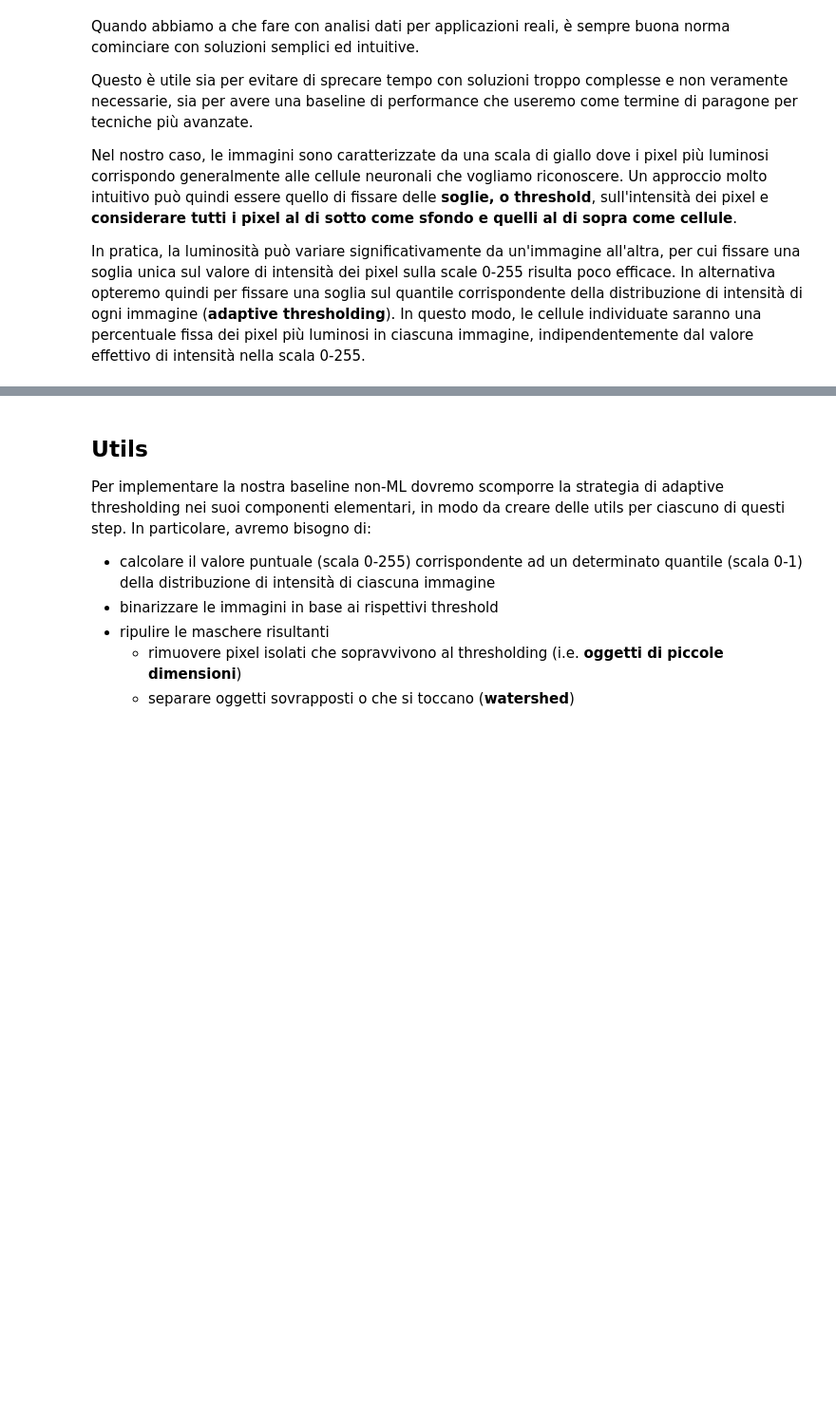
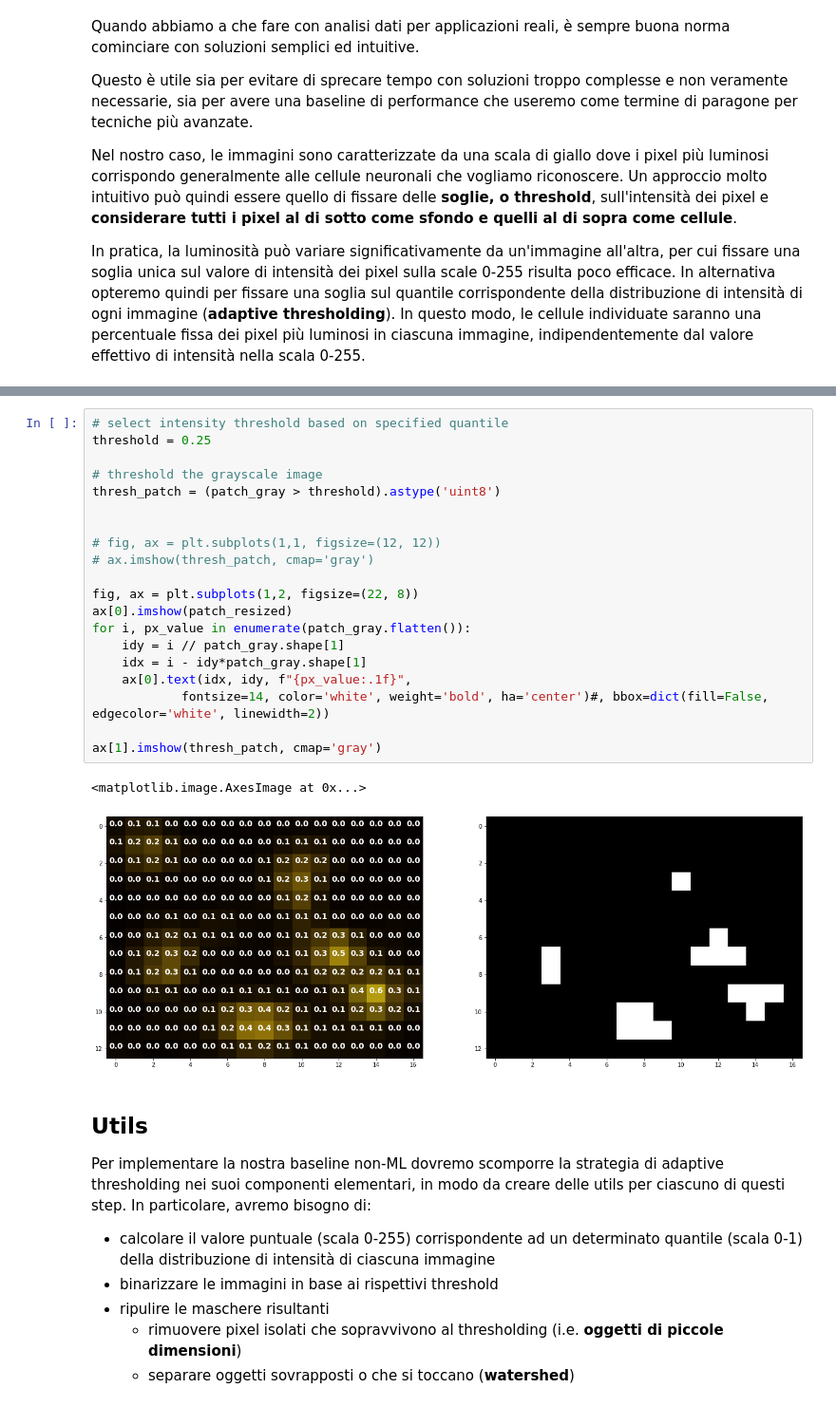
Before and after one commit to DeepLearningItalia/Cell_Counting_Res_UNet, a Jupyter notebook: notebooks/03.01 - Baseline non-ML - implementazione.ipynb, the cells around one changed output, grey strips where cells are left out. Shown: that part at 95% size. Saved outputs shown, nothing was run; the diff lists cells and outputs as text; blank space fills up the shorter version.

```diff
--- a/notebooks/03.01 - Baseline non-ML - implementazione.ipynb
+++ b/notebooks/03.01 - Baseline non-ML - implementazione.ipynb
@@ -13,3 +54,26 @@ In questo modo, le cellule individuate saranno una percentuale fissa dei pixel p
+# %%
+# select intensity threshold based on specified quantile
+threshold = 0.25
+
+# threshold the grayscale image
+thresh_patch = (patch_gray > threshold).astype('uint8')
+
+
+# fig, ax = plt.subplots(1,1, figsize=(12, 12))
+# ax.imshow(thresh_patch, cmap='gray')
+
+fig, ax = plt.subplots(1,2, figsize=(22, 8))
+ax[0].imshow(patch_resized)
+for i, px_value in enumerate(patch_gray.flatten()):
+    idy = i // patch_gray.shape[1]
+    idx = i - idy*patch_gray.shape[1]
+    ax[0].text(idx, idy, f"{px_value:.1f}",
+            fontsize=14, color='white', weight='bold', ha='center')#, bbox=dict(fill=False, edgecolor='white', linewidth=2))
+
+ax[1].imshow(thresh_patch, cmap='gray')
+# %% [output]
+<matplotlib.image.AxesImage at 0x...>
+[figure, added]
 # %% [markdown]
 ## Utils
 
```
Also changed, not shown: parts of 2 cells of this notebook.
